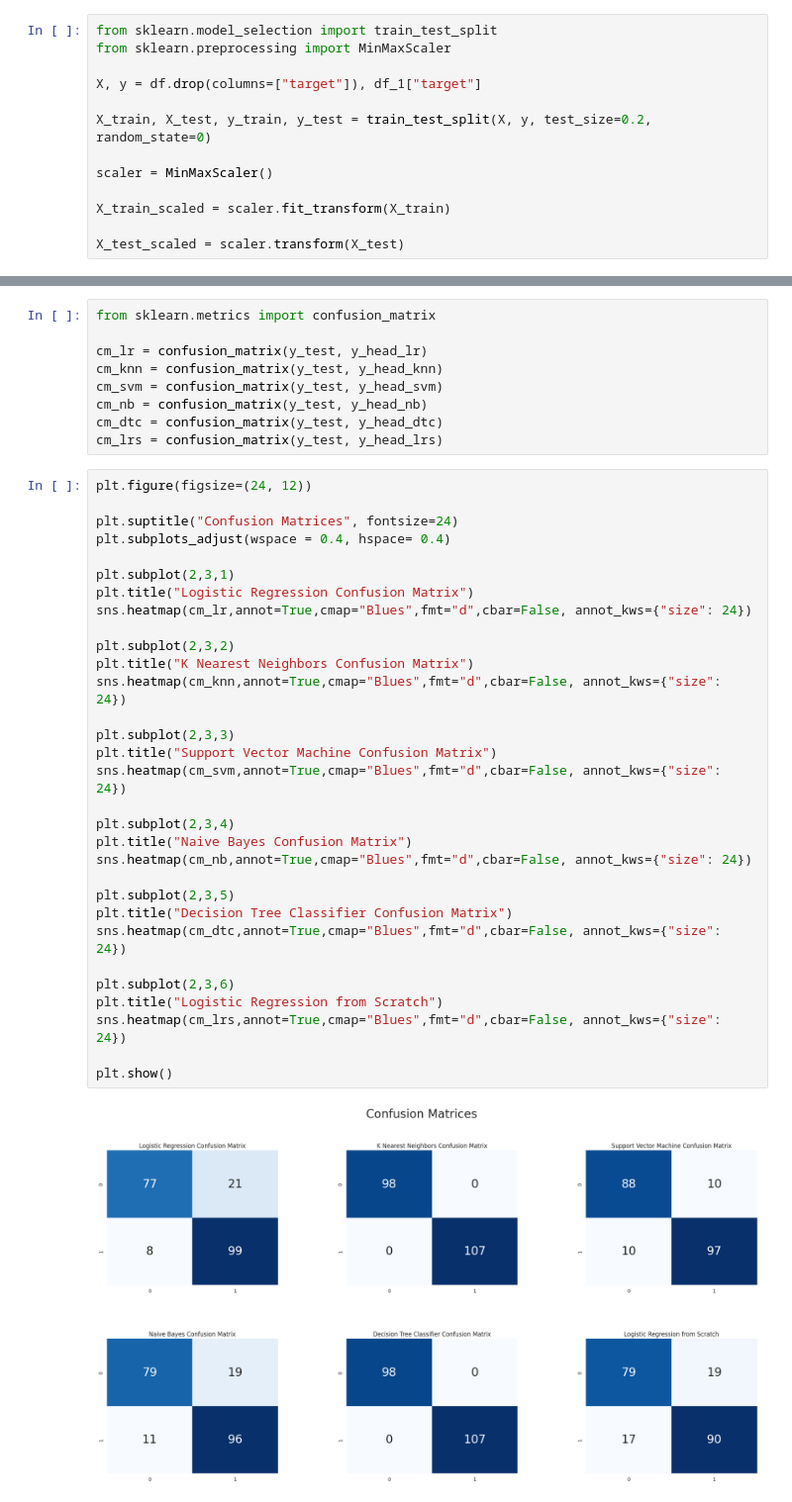
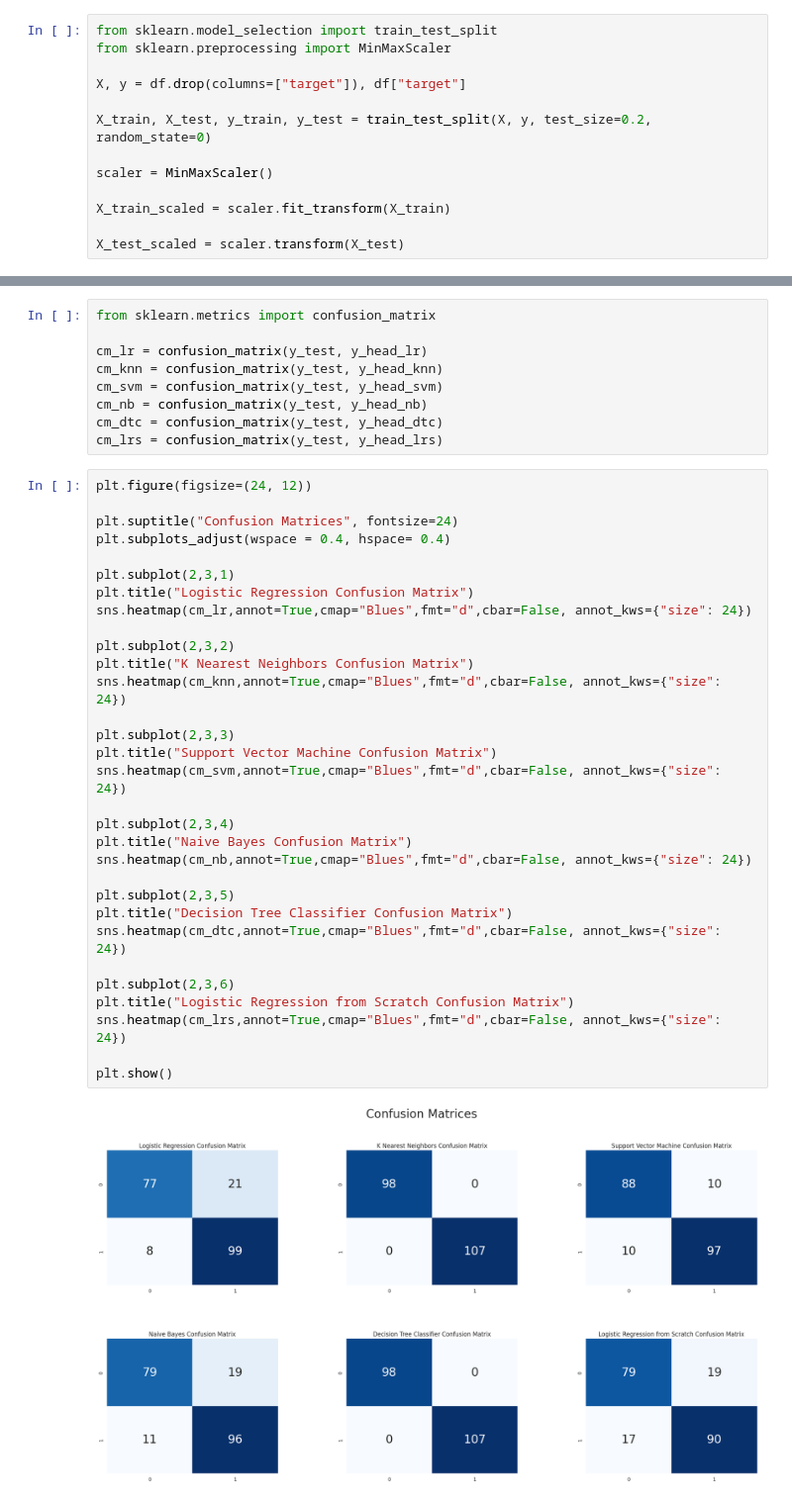
Before and after one commit to gereltuya/ml-classification, a Jupyter notebook: ml-classification.ipynb, the cells around one changed output, grey strips where cells are left out. Shown at 99% size. Drawn from its saved outputs; the diff is of its cells as text.

```diff
--- a/ml-classification.ipynb
+++ b/ml-classification.ipynb
@@ -394,7 +394,7 @@ plt.show()
 from sklearn.model_selection import train_test_split
 from sklearn.preprocessing import MinMaxScaler
 
-X, y = df.drop(columns=["target"]), df_1["target"]
+X, y = df.drop(columns=["target"]), df["target"]
 
 X_train, X_test, y_train, y_test = train_test_split(X, y, test_size=0.2, random_state=0)
 
@@ -564,32 +564,32 @@ cm_lrs = confusion_matrix(y_test, y_head_lrs)
 plt.figure(figsize=(24, 12))
 
 plt.suptitle("Confusion Matrices", fontsize=24)
 plt.subplots_adjust(wspace = 0.4, hspace= 0.4)
 
 plt.subplot(2,3,1)
 plt.title("Logistic Regression Confusion Matrix")
 sns.heatmap(cm_lr,annot=True,cmap="Blues",fmt="d",cbar=False, annot_kws={"size": 24})
 
 plt.subplot(2,3,2)
 plt.title("K Nearest Neighbors Confusion Matrix")
 sns.heatmap(cm_knn,annot=True,cmap="Blues",fmt="d",cbar=False, annot_kws={"size": 24})
 
 plt.subplot(2,3,3)
 plt.title("Support Vector Machine Confusion Matrix")
 sns.heatmap(cm_svm,annot=True,cmap="Blues",fmt="d",cbar=False, annot_kws={"size": 24})
 
 plt.subplot(2,3,4)
 plt.title("Naive Bayes Confusion Matrix")
 sns.heatmap(cm_nb,annot=True,cmap="Blues",fmt="d",cbar=False, annot_kws={"size": 24})
 
 plt.subplot(2,3,5)
 plt.title("Decision Tree Classifier Confusion Matrix")
 sns.heatmap(cm_dtc,annot=True,cmap="Blues",fmt="d",cbar=False, annot_kws={"size": 24})
 
 plt.subplot(2,3,6)
-plt.title("Logistic Regression from Scratch")
+plt.title("Logistic Regression from Scratch Confusion Matrix")
 sns.heatmap(cm_lrs,annot=True,cmap="Blues",fmt="d",cbar=False, annot_kws={"size": 24})
 
 plt.show()
 # %% [output]
-[figure, old version]
+[figure, new version]
```
Also changed, not shown: parts of 9 cells of this notebook.
